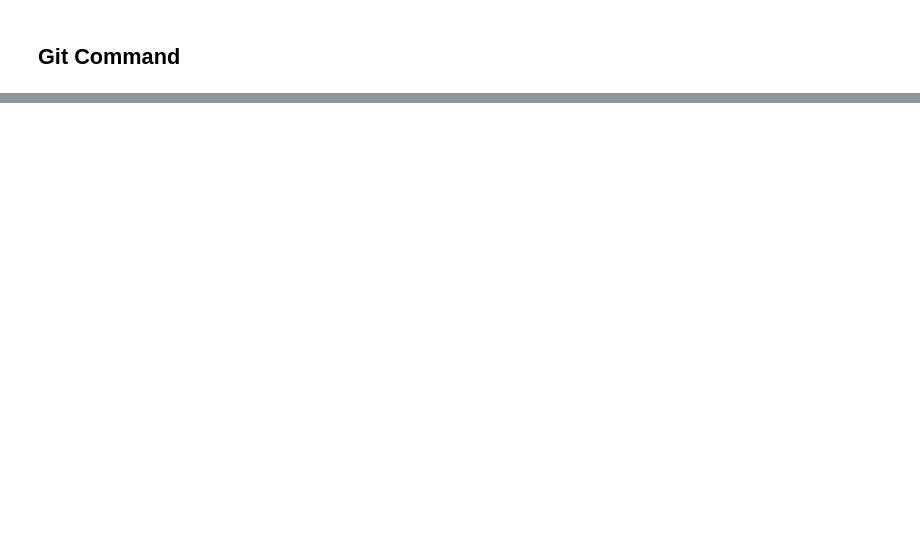
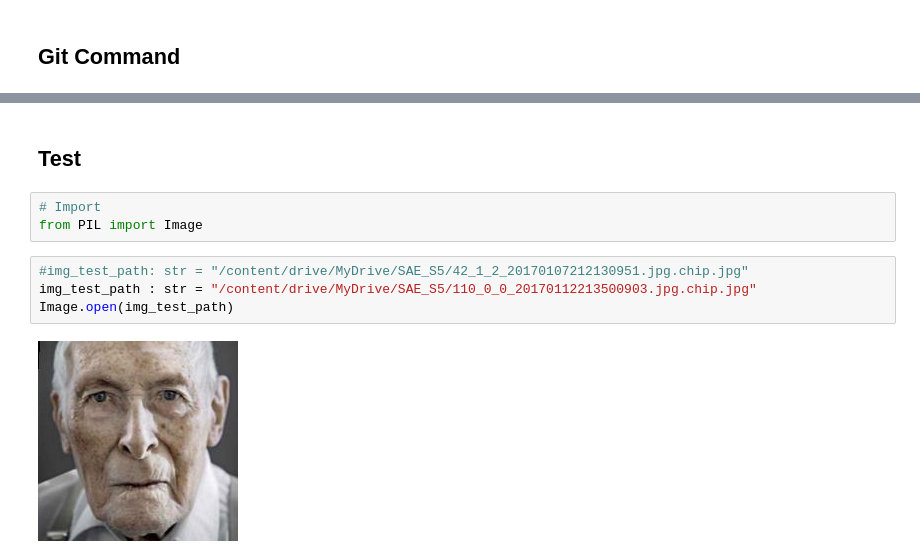
Before and after one commit to JagoOgaj/SAE_S5, a Jupyter notebook: model/model.ipynb, the cells around one changed output, grey strips where cells are left out. Drawn from its saved outputs; the diff is of its cells as text; blank space fills up the shorter version.

```diff
--- a/model/model.ipynb
+++ b/model/model.ipynb
@@ -126,0 +493,11 @@ with open('/content/drive/MyDrive/SAE_S5/git.sh', 'w') as f:
+# %% [markdown]
+## Test
+# %%
+# Import
+from PIL import Image
+# %%
+#img_test_path: str = "/content/drive/MyDrive/SAE_S5/42_1_2_20170107212130951.jpg.chip.jpg"
+img_test_path : str = "/content/drive/MyDrive/SAE_S5/110_0_0_20170112213500903.jpg.chip.jpg"
+Image.open(img_test_path)
+# %% [output]
+[figure, added]
```
Also changed, not shown: parts of 40 cells of this notebook.
